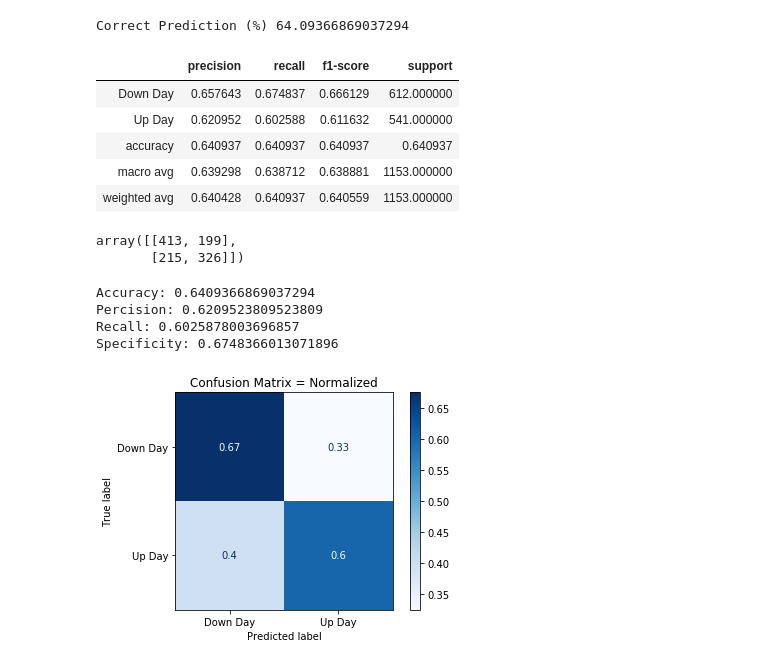
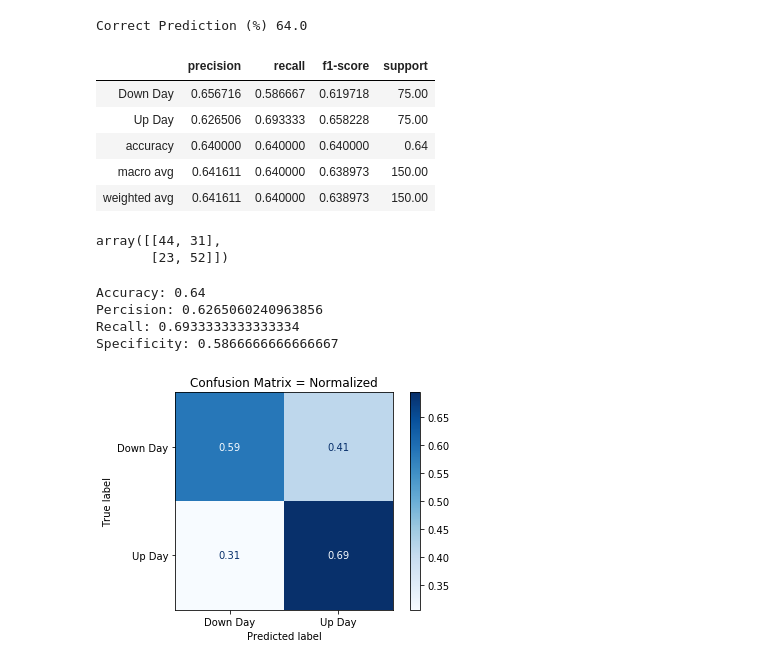
Before and after one commit to jbrown400/trader-bot, a Jupyter notebook: RandomForest.ipynb, the cells around one changed output. Saved outputs shown, nothing was run; the diff lists cells and outputs as text; code cells hidden in the pictures.

```diff
--- a/RandomForest.ipynb
+++ b/RandomForest.ipynb
@@ -93,6 +93,8 @@ smoothed_df.head(50)
 # %%
-# Calculate the 25 interval(30 minute) RSI (so roughly 1 day)
-n = 25
+# RSI
+
+# Calculate 14 intervals (days)
+n = 14
 up_df, down_df = price_data[['datetime','change_in_price']].copy(), price_data[['datetime','change_in_price']].copy()
 
 up_df.loc['change_in_price'] = up_df.loc[(up_df['change_in_price'] < 0), 'change_in_price'] = 0
@@ -379,10 +380,12 @@ Y_Cols = price_data['Prediction']
 X_train, X_test, y_train, y_test = train_test_split(X_Cols, Y_Cols, random_state = 0)
 
 # Create a Random Forest Classifier
-rand_first_clf = RandomForestClassifier(n_estimators = 100, oob_score = True, criterion = "gini", random_state = 0)
+rand_forest_clf = RandomForestClassifier(n_estimators = 100, oob_score = True, criterion = "gini", random_state = 0)
 
 # Fit the data to the model
-rand_first_clf.fit(X_train, y_train)
+rand_forest_clf.fit(X_train, y_train)
 
 # Make predictions
-y_pred = rand_first_clf.predict(X_test)
+y_pred = rand_forest_clf.predict(X_test)
+print("Prediction:")
+y_pred
@@ -389,8 +406,8 @@ y_pred = rand_first_clf.predict(X_test)
 # %%
 # Print the accuracy of our model
-print('Correct Prediction (%)', accuracy_score(y_test, rand_first_clf.predict(X_test), normalize = True) * 100.0)
+print('Correct Prediction (%)', accuracy_score(y_test, rand_forest_clf.predict(X_test), normalize = True) * 100.0)
 # %% [output]
-Correct Prediction (%) 64.09366869037294
+Correct Prediction (%) 64.0
 # %%
 # Interpreting the Classification Report
 target_names = ['Down Day', 'Up Day']
@@ -403,43 +420,43 @@ report_df = pd.DataFrame(report).transpose()
 report_df
 # %% [output]
 |  | precision | recall | f1-score | support |
-| Down Day | 0.657643 | 0.674837 | 0.666129 | 612.000000 |
-| Up Day | 0.620952 | 0.602588 | 0.611632 | 541.000000 |
-| accuracy | 0.640937 | 0.640937 | 0.640937 | 0.640937 |
-| macro avg | 0.639298 | 0.638712 | 0.638881 | 1153.000000 |
-| weighted avg | 0.640428 | 0.640937 | 0.640559 | 1153.000000 |
+| Down Day | 0.656716 | 0.586667 | 0.619718 | 75.00 |
+| Up Day | 0.626506 | 0.693333 | 0.658228 | 75.00 |
+| accuracy | 0.640000 | 0.640000 | 0.640000 | 0.64 |
+| macro avg | 0.641611 | 0.640000 | 0.638973 | 150.00 |
+| weighted avg | 0.641611 | 0.640000 | 0.638973 | 150.00 |
 # %%
 # Model evaluation: Confusion matrix
 
 from sklearn.metrics import confusion_matrix, plot_confusion_matrix
 
 rf_matrix = confusion_matrix(y_test, y_pred)
 
 display(rf_matrix)
 
 true_negatives = rf_matrix[0][0]
 false_negatives = rf_matrix[1][0]
 true_positives = rf_matrix[1][1]
 false_positives = rf_matrix[0][1]
 
 accuracy = (true_negatives + true_positives) / (true_negatives + true_positives + false_negatives + false_positives)
 precision = true_positives / (true_positives + false_positives)
 recall = true_positives / (true_positives + false_negatives)
 specificity = true_negatives / (true_negatives + false_positives)
 
 print('Accuracy: {}'.format(float(accuracy)))
 print('Percision: {}'.format(float(precision)))
 print('Recall: {}'.format(float(recall)))
 print('Specificity: {}'.format(float(specificity)))
 
-disp = plot_confusion_matrix(rand_first_clf, X_test, y_test, display_labels = ['Down Day', 'Up Day'], normalize = 'true', cmap=plt.cm.Blues)
+disp = plot_confusion_matrix(rand_forest_clf, X_test, y_test, display_labels = ['Down Day', 'Up Day'], normalize = 'true', cmap=plt.cm.Blues)
 disp.ax_.set_title('Confusion Matrix = Normalized')
 plt.show()
 # %% [output]
-array([[413, 199],
-       [215, 326]])
+array([[44, 31],
+       [23, 52]])
-Accuracy: 0.6409366869037294
-Percision: 0.6209523809523809
-Recall: 0.6025878003696857
-Specificity: 0.6748366013071896
+Accuracy: 0.64
+Percision: 0.6265060240963856
+Recall: 0.6933333333333334
+Specificity: 0.5866666666666667
-[figure, old version]
+[figure, new version]
```
Also changed, not shown: parts of 21 cells of this notebook, 1 other file.
